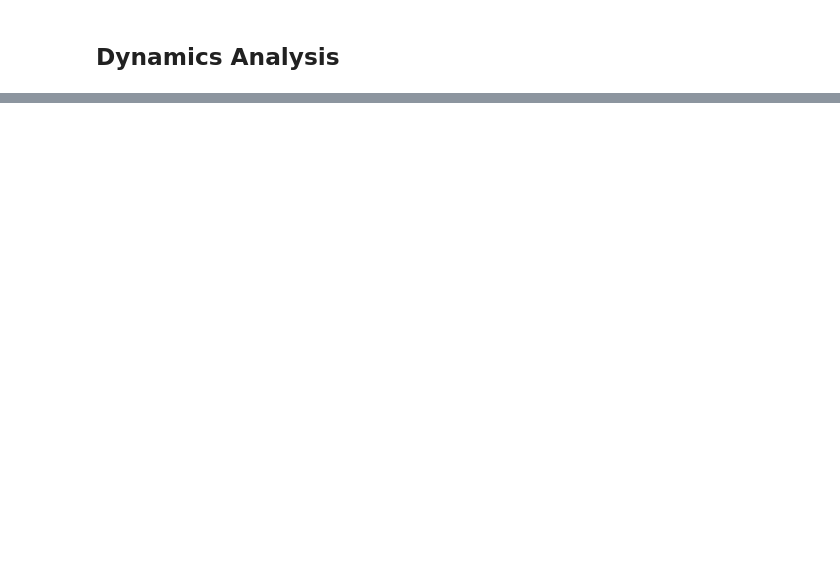
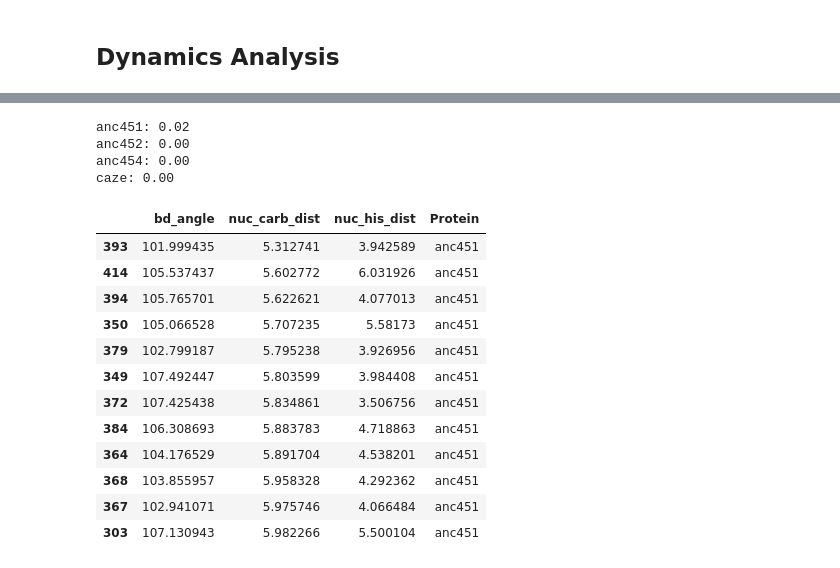
Before and after one commit to AzamH-UM/anc_acyl, a Jupyter notebook: analysis/analysis.ipynb, the cells around one changed output, grey strips where cells are left out. Saved outputs shown, nothing was run; the diff lists cells and outputs as text; code cells hidden in the pictures; blank space fills up the shorter version.

```diff
--- a/analysis/analysis.ipynb
+++ b/analysis/analysis.ipynb
@@ -303,4 +329,36 @@ nuc_df
 2000 rows × 4 columns
+# %%
+# Print frames with BD angle between 90 and 107.5 degrees and distance less than 6 Å
+near_attack_df = nuc_df[
+    (nuc_df.bd_angle >= 90) & (nuc_df.bd_angle <= 107.5) & (nuc_df.nuc_carb_dist <= 6)
+].sort_values(["nuc_carb_dist"])
+
+# Print fraction of frames with BD angle between 90 and 107.5 degrees for each protein
+for protein in PROTEINS:
+    protein_near_attack_df = near_attack_df[near_attack_df.Protein == protein]
+    print(
+        f"{protein}: {protein_near_attack_df.shape[0] / nuc_df[nuc_df.Protein == protein].shape[0]:.2f}"
+    )
+
+display(near_attack_df)
+# %% [output]
+anc451: 0.02
+anc452: 0.00
+anc454: 0.00
+caze: 0.00
+|  | bd_angle | nuc_carb_dist | nuc_his_dist | Protein |
+| 393 | 101.999435 | 5.312741 | 3.942589 | anc451 |
+| 414 | 105.537437 | 5.602772 | 6.031926 | anc451 |
+| 394 | 105.765701 | 5.622621 | 4.077013 | anc451 |
+| 350 | 105.066528 | 5.707235 | 5.58173 | anc451 |
+| 379 | 102.799187 | 5.795238 | 3.926956 | anc451 |
+| 349 | 107.492447 | 5.803599 | 3.984408 | anc451 |
+| 372 | 107.425438 | 5.834861 | 3.506756 | anc451 |
+| 384 | 106.308693 | 5.883783 | 4.718863 | anc451 |
+| 364 | 104.176529 | 5.891704 | 4.538201 | anc451 |
+| 368 | 103.855957 | 5.958328 | 4.292362 | anc451 |
+| 367 | 102.941071 | 5.975746 | 4.066484 | anc451 |
+| 303 | 107.130943 | 5.982266 | 5.500104 | anc451 |
 # %%
 # Plot dynamics results
 plot_df = nuc_df.copy()
```
Also changed, not shown: parts of 10 cells of this notebook, 6 other files.
